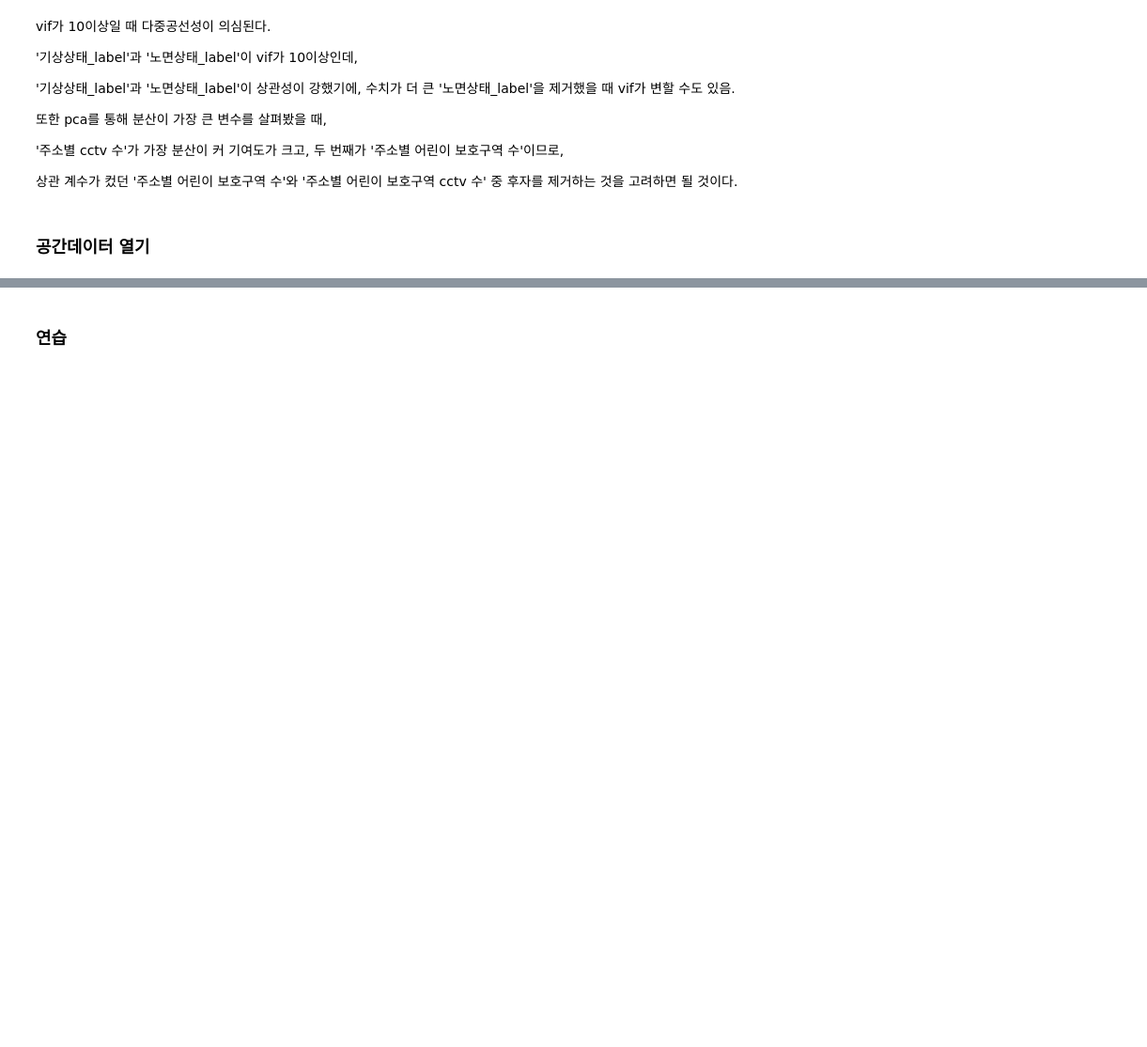
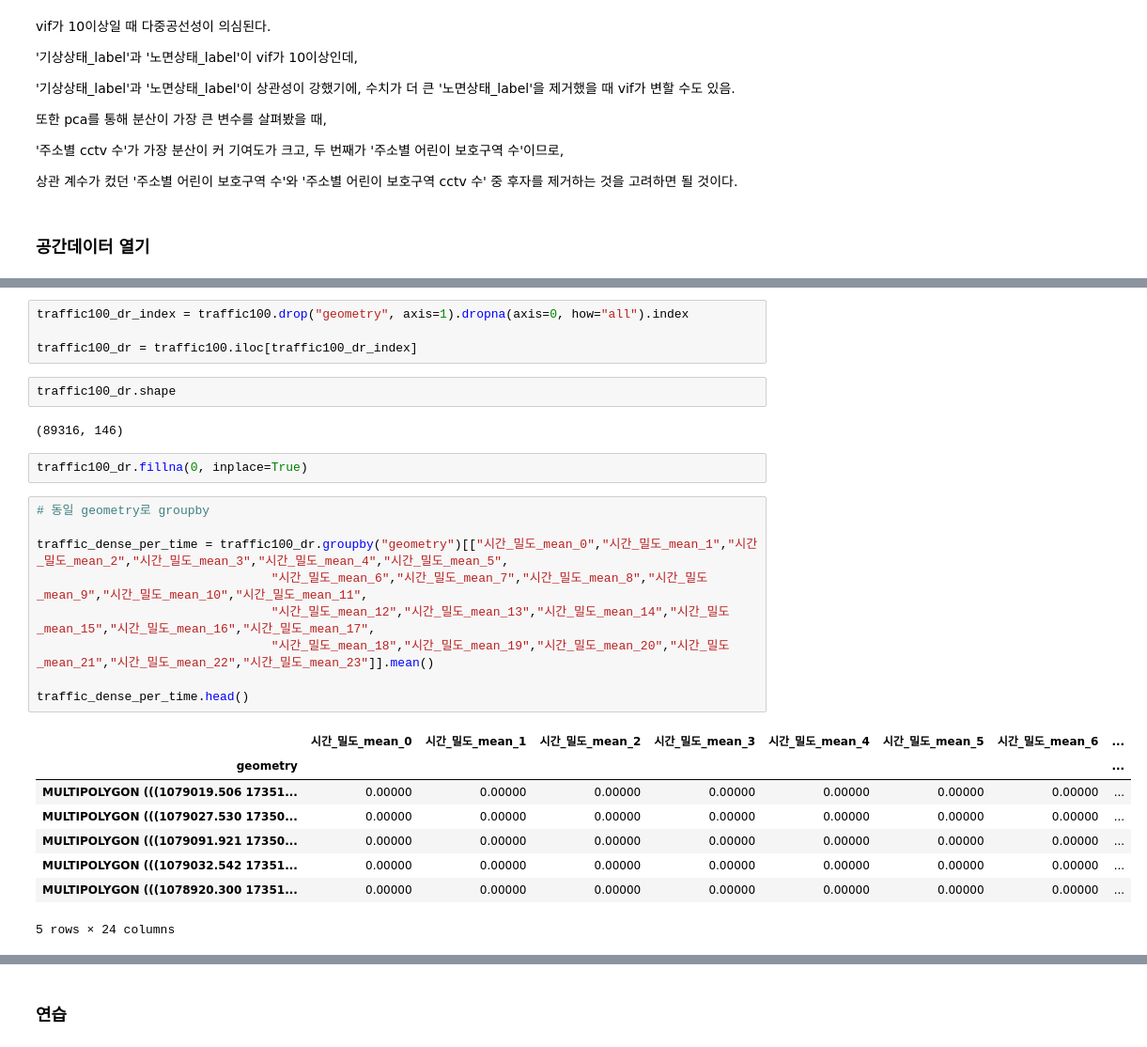
Before and after one commit to nyeokinyeoki/dacon_accident, a Jupyter notebook: accident.ipynb, the cells around one changed output, grey strips where cells are left out. Shown at 94% size. Drawn from its saved outputs; the diff is of its cells as text; blank space fills up the shorter version.

```diff
--- a/accident.ipynb
+++ b/accident.ipynb
@@ -1309,0 +1316,28 @@ daegu300.plot(figsize=(16,16))
+# %%
+traffic100_dr_index = traffic100.drop("geometry", axis=1).dropna(axis=0, how="all").index
+
+traffic100_dr = traffic100.iloc[traffic100_dr_index]
+# %%
+traffic100_dr.shape
+# %% [output]
+(89316, 146)
+# %%
+traffic100_dr.fillna(0, inplace=True)
+# %%
+# 동일 geometry로 groupby
+
+traffic_dense_per_time = traffic100_dr.groupby("geometry")[["시간_밀도_mean_0","시간_밀도_mean_1","시간_밀도_mean_2","시간_밀도_mean_3","시간_밀도_mean_4","시간_밀도_mean_5",
+                                "시간_밀도_mean_6","시간_밀도_mean_7","시간_밀도_mean_8","시간_밀도_mean_9","시간_밀도_mean_10","시간_밀도_mean_11",
+                                "시간_밀도_mean_12","시간_밀도_mean_13","시간_밀도_mean_14","시간_밀도_mean_15","시간_밀도_mean_16","시간_밀도_mean_17",
+                                "시간_밀도_mean_18","시간_밀도_mean_19","시간_밀도_mean_20","시간_밀도_mean_21","시간_밀도_mean_22","시간_밀도_mean_23"]].mean()
+
+traffic_dense_per_time.head()
+# %% [output]
+|  | 시간_밀도_mean_0 | 시간_밀도_mean_1 | 시간_밀도_mean_2 | 시간_밀도_mean_3 | 시간_밀도_mean_4 | 시간_밀도_mean_5 | 시간_밀도_mean_6 | ... |
+| geometry |  |  |  |  |  |  |  | ... |
+| MULTIPOLYGON (((1079019.506 17351... | 0.00000 | 0.00000 | 0.00000 | 0.00000 | 0.00000 | 0.00000 | 0.00000 | ... |
+| MULTIPOLYGON (((1079027.530 17350... | 0.00000 | 0.00000 | 0.00000 | 0.00000 | 0.00000 | 0.00000 | 0.00000 | ... |
+| MULTIPOLYGON (((1079091.921 17350... | 0.00000 | 0.00000 | 0.00000 | 0.00000 | 0.00000 | 0.00000 | 0.00000 | ... |
+| MULTIPOLYGON (((1079032.542 17351... | 0.00000 | 0.00000 | 0.00000 | 0.00000 | 0.00000 | 0.00000 | 0.00000 | ... |
+| MULTIPOLYGON (((1078920.300 17351... | 0.00000 | 0.00000 | 0.00000 | 0.00000 | 0.00000 | 0.00000 | 0.00000 | ... |
+5 rows × 24 columns
```
Also changed, not shown: parts of 11 cells of this notebook.
